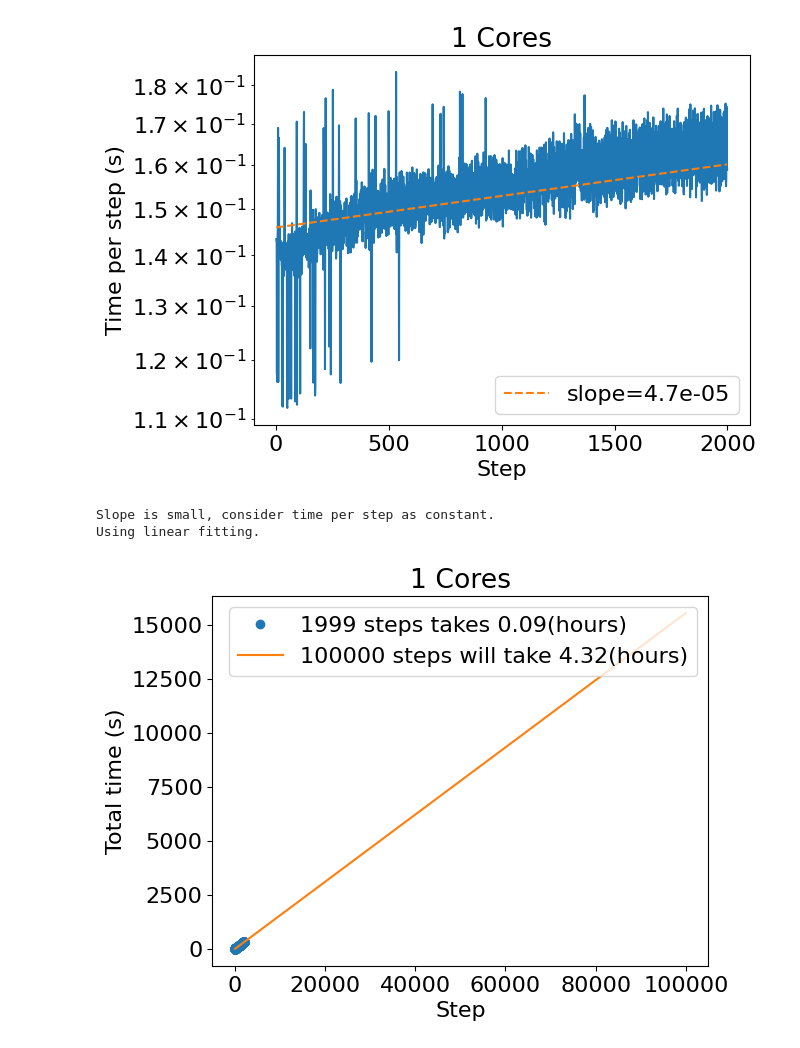
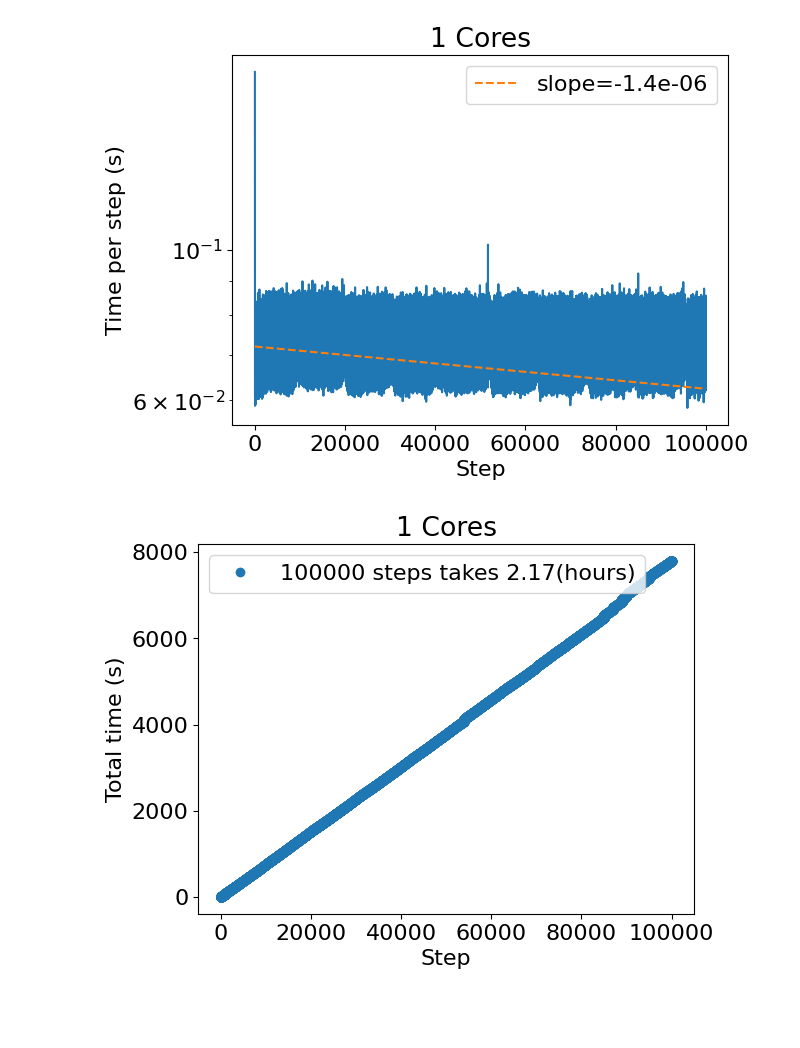
Before and after one commit to HuntFeng/magnetic-nozzle-warpx, a Jupyter notebook: analysis.ipynb, the cells around one changed output. Drawn from its saved outputs; the diff is of its cells as text; code cells hidden in the pictures; blank space fills up the shorter version.

```diff
--- a/analysis.ipynb
+++ b/analysis.ipynb
@@ -1,4 +1,4 @@
 # %%
 from post_processing import Analysis
 # %%
-analysis = Analysis("diags202312261911")
+analysis = Analysis("diags202312271650")
@@ -20,7 +18,5 @@ for plot_type in ["slice", "line"]:
 # %%
-analysis.plot_time(100000, fitting_range=[500, 1000])
+analysis.plot_time(fitting_range=[1000, 90000])
 # %% [output]
-[figure, old version]
+[figure, new version]
-Slope is small, consider time per step as constant.
-Using linear fitting.
-[figure, old version]
+[figure, new version]
```
Also changed, not shown: parts of 3 cells of this notebook, 1 other file.
